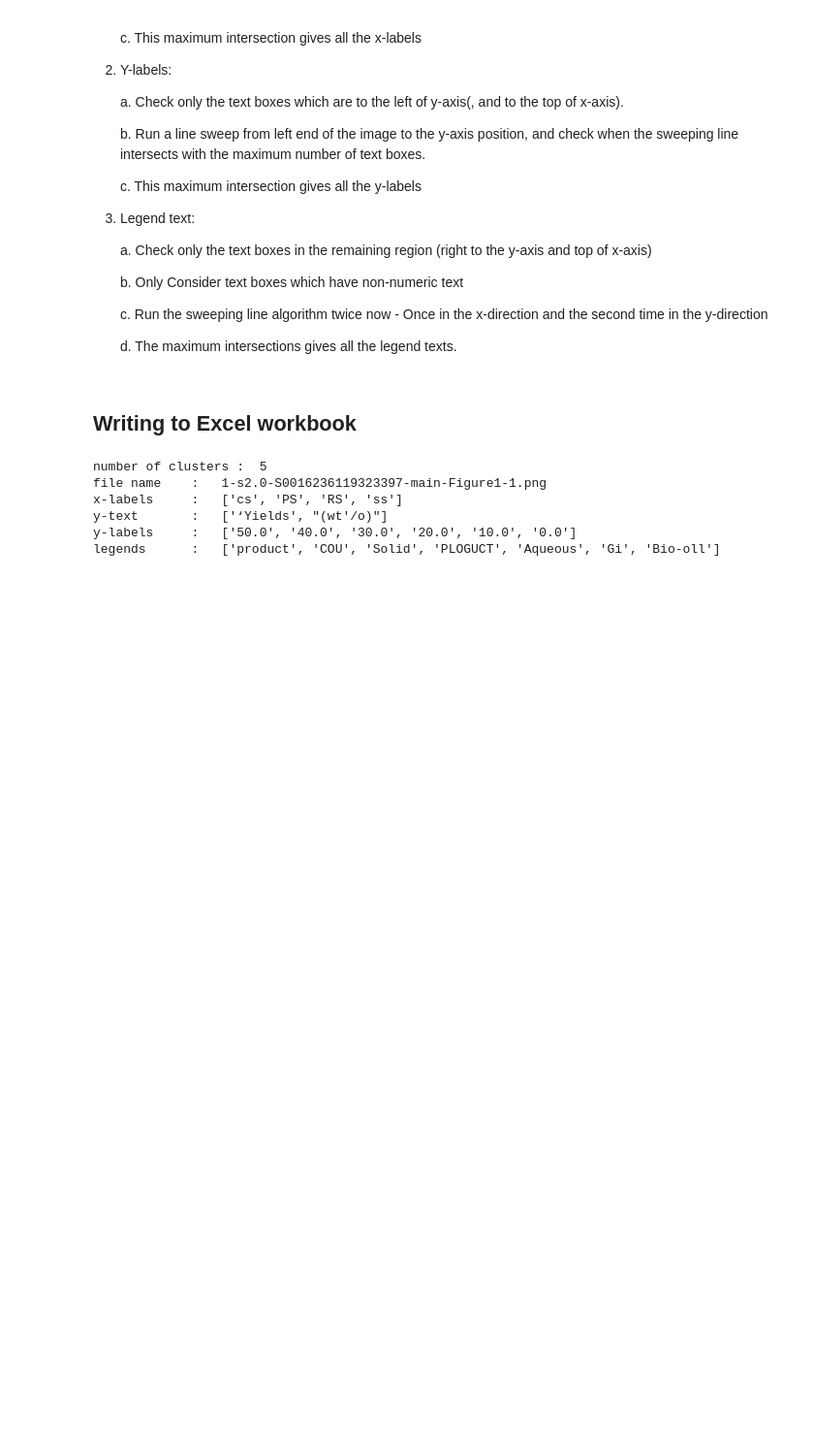
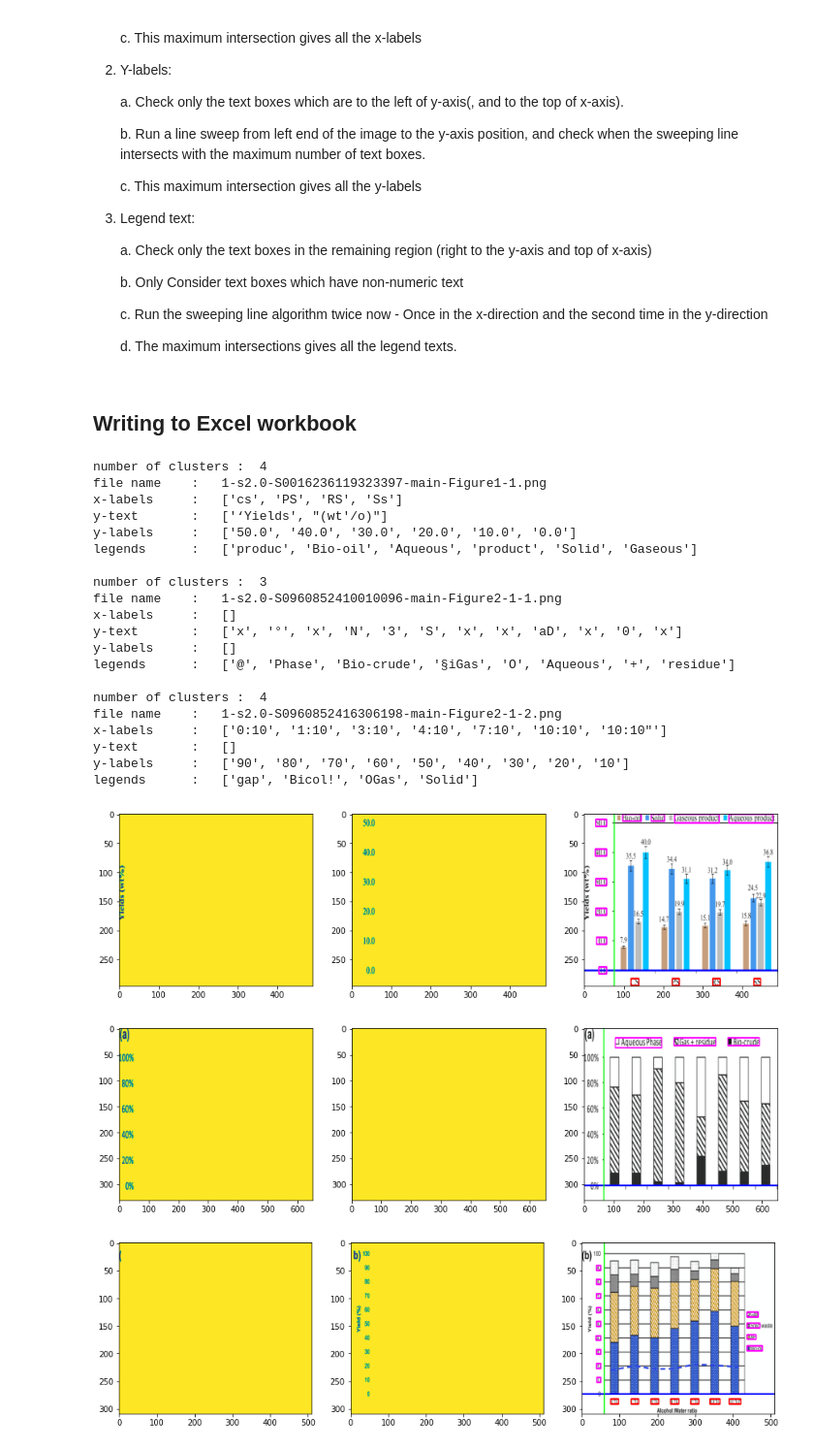
Before and after one commit to Cvrane/ChartReader, a Jupyter notebook: LabelDetection.ipynb, the cells around one changed output. Shown: that part at 97% size. Drawn from its saved outputs; the diff is of its cells as text; code cells hidden in the pictures; blank space fills up the shorter version.

Commit message:
Update text detection improvization.

```diff
--- a/LabelDetection.ipynb
+++ b/LabelDetection.ipynb
@@ -89,0 +25,12 @@ def detectAxes(filepath):
+# %%
+def findMaxConsecutiveOnes(nums) -> int:
+    count = maxCount = 0
+
+    for i in range(len(nums)):
+        if nums[i] == 1:
+            count += 1
+        else:
+            maxCount = max(count, maxCount)
+            count = 0
+
+    return max(count, maxCount)
@@ -339,9 +334,9 @@ def getTextFromImageArray(image, mode):
     if mode == 'y-text':
         image = cv2.transpose(image)
         image = cv2.flip(image, flipCode = 1)
-        config = "-l eng --oem 1 --psm 6"
+        config = "-l eng --oem 1 --psm 11"
     elif mode == 'y-labels':
-        config = "-l eng --oem 1 --psm 6 -c tessedit_char_whitelist=.0123456789"
+        config = "-l eng --oem 1 --psm 11 -c tessedit_char_whitelist=.0123456789"
 
     d = pytesseract.image_to_data(image, config = config, output_type = Output.DICT)
 
@@ -545,16 +535,11 @@ for path in Path(img_dir).iterdir():
         xaxis, yaxis = detectAxes(filepath)
         y_text, y_labels = [], []
 
-        if xaxis is None or yaxis is None:
-            continue
+        for (x1, y1, x2, y2) in [xaxis]:
+            xaxis = (x1, y1, x2, y2)
 
-        for line in [xaxis]:
-            for (x1, y1, x2, y2) in line:
-                xaxis = (x1, y1, x2, y2)
-
-        for line in [yaxis]:
-            for (x1, y1, x2, y2) in line:
-                yaxis = (x1, y1, x2, y2)
+        for (x1, y1, x2, y2) in [yaxis]:
+            yaxis = (x1, y1, x2, y2)
 
         rcParams['figure.figsize'] = 15, 4
         fig, ax = plt.subplots(1, 3)
@@ -583,12 +568,11 @@ for path in Path(img_dir).iterdir():
         for text, (textx, texty, w, h) in y_labels_list:
             y_labels.append(text)
 
-        image_text = getTextFromImage(filepath, xaxis, yaxis, grayscale=False)
+        image_text = getTextFromImage(filepath, xaxis, yaxis, bw=True)
         image, x_labels, _, legends = getProbableLabels(image, image_text, xaxis, yaxis)
 
         # Write to Excel
         worksheet = workbook.add_worksheet()
-        addToExcel("caption", [urldata[path.name]], 0)
         addToExcel("x-labels", x_labels, 1)
         addToExcel("y-text", y_text, 2)
         addToExcel("y-labels", y_labels, 3)
@@ -596,33 +580,50 @@ for path in Path(img_dir).iterdir():
 
         # Print the output here!
         print("file name    :  ", path.name)
         print("x-labels     :  ", x_labels)
         print("y-text       :  ", y_text)
         print("y-labels     :  ", y_labels)
         print("legends      :  ", legends, end = "\n\n")
 
         for (x1, y1, x2, y2) in [xaxis]:
             cv2.line(image, (x1, y1), (x2, y2),  (0, 0, 255), 2)
 
         for (x1, y1, x2, y2) in [yaxis]:
             cv2.line(image, (x1, y1), (x2, y2), (0, 255, 0), 2)
 
         for text, (textx, texty, w, h) in y_labels_list:
             cv2.rectangle(image, (textx, texty), (textx + w, texty + h), (255, 0, 255), 2)
 
         ax[1].imshow(gray, aspect = 'auto')
         ax[2].imshow(image, aspect = 'auto')
 
         # Insert the image
         plt.savefig(path.name)
         worksheet.insert_image('B8', path.name)
 
 # Close the excel workbook!
 workbook.close()
 # %% [output]
-number of clusters :  5
+number of clusters :  4
 file name    :   1-s2.0-S0016236119323397-main-Figure1-1.png
-x-labels     :   ['cs', 'PS', 'RS', 'ss']
+x-labels     :   ['cs', 'PS', 'RS', 'Ss']
 y-text       :   ['‘Yields', "(wt'/o)"]
 y-labels     :   ['50.0', '40.0', '30.0', '20.0', '10.0', '0.0']
-legends      :   ['product', 'COU', 'Solid', 'PLOGUCT', 'Aqueous', 'Gi', 'Bio-oll']
+legends      :   ['produc', 'Bio-oil', 'Aqueous', 'product', 'Solid', 'Gaseous']
+
+number of clusters :  3
+file name    :   1-s2.0-S0960852410010096-main-Figure2-1-1.png
+x-labels     :   []
+y-text       :   ['x', '°', 'x', 'N', '3', 'S', 'x', 'x', 'aD', 'x', '0', 'x']
+y-labels     :   []
+legends      :   ['@', 'Phase', 'Bio-crude', '§iGas', 'O', 'Aqueous', '+', 'residue']
+
+number of clusters :  4
+file name    :   1-s2.0-S0960852416306198-main-Figure2-1-2.png
+x-labels     :   ['0:10', '1:10', '3:10', '4:10', '7:10', '10:10', '10:10"']
+y-text       :   []
+y-labels     :   ['90', '80', '70', '60', '50', '40', '30', '20', '10']
+legends      :   ['gap', 'Bicol!', 'OGas', 'Solid']
+[figure, added]
+[figure, added]
+[figure, added]
```
Also changed, not shown: parts of 10 cells of this notebook, 3 other files.
